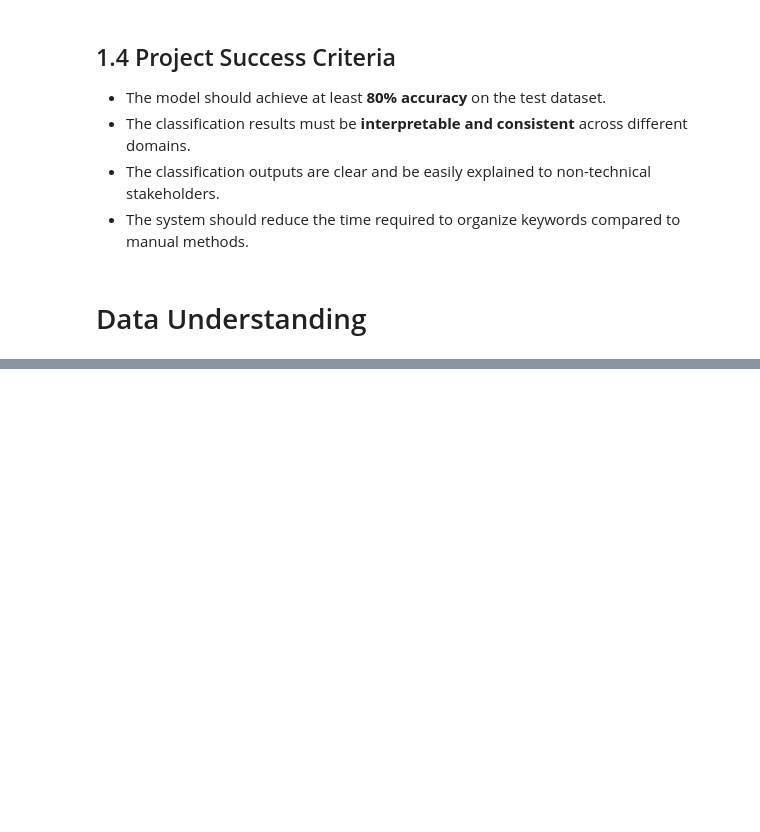
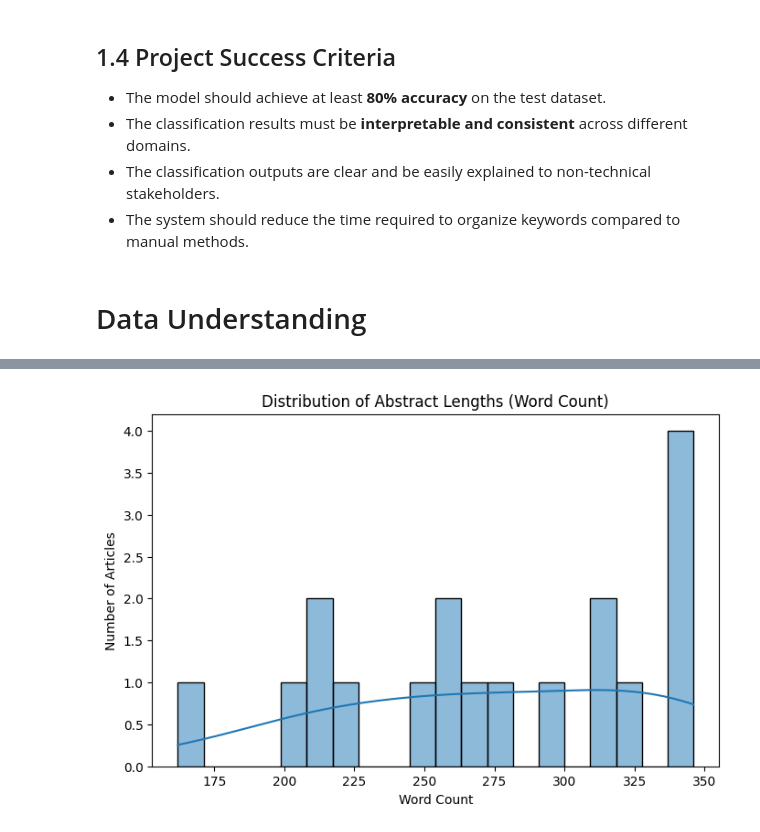
Before and after one commit to Ad-Rian815/Unza_journal_key_word_classification, a Jupyter notebook: Automatic_Classification_Of_Key_Words_Associated_with_articles_on_Unza_journals.ipynb, the cells around one changed output, grey strips where cells are left out. Cells and saved outputs as stored; diff of their text form; code cells hidden in the pictures; blank space fills up the shorter version.

```diff
--- a/Automatic_Classification_Of_Key_Words_Associated_with_articles_on_Unza_journals.ipynb
+++ b/Automatic_Classification_Of_Key_Words_Associated_with_articles_on_Unza_journals.ipynb
@@ -340,0 +350,11 @@ The initial scraping of UNZA journals identified 2 journals and retrieved metada
+# %%
+df["abstract_wordcount"] = df["abstract"].dropna().apply(lambda x: len(str(x).split()))
+
+plt.figure(figsize=(8,5))
+sns.histplot(df["abstract_wordcount"], bins=20, kde=True)
+plt.title("Distribution of Abstract Lengths (Word Count)")
+plt.xlabel("Word Count")
+plt.ylabel("Number of Articles")
+plt.show()
+# %% [output]
+[figure, added]
```
Also changed, not shown: parts of 12 cells of this notebook.
